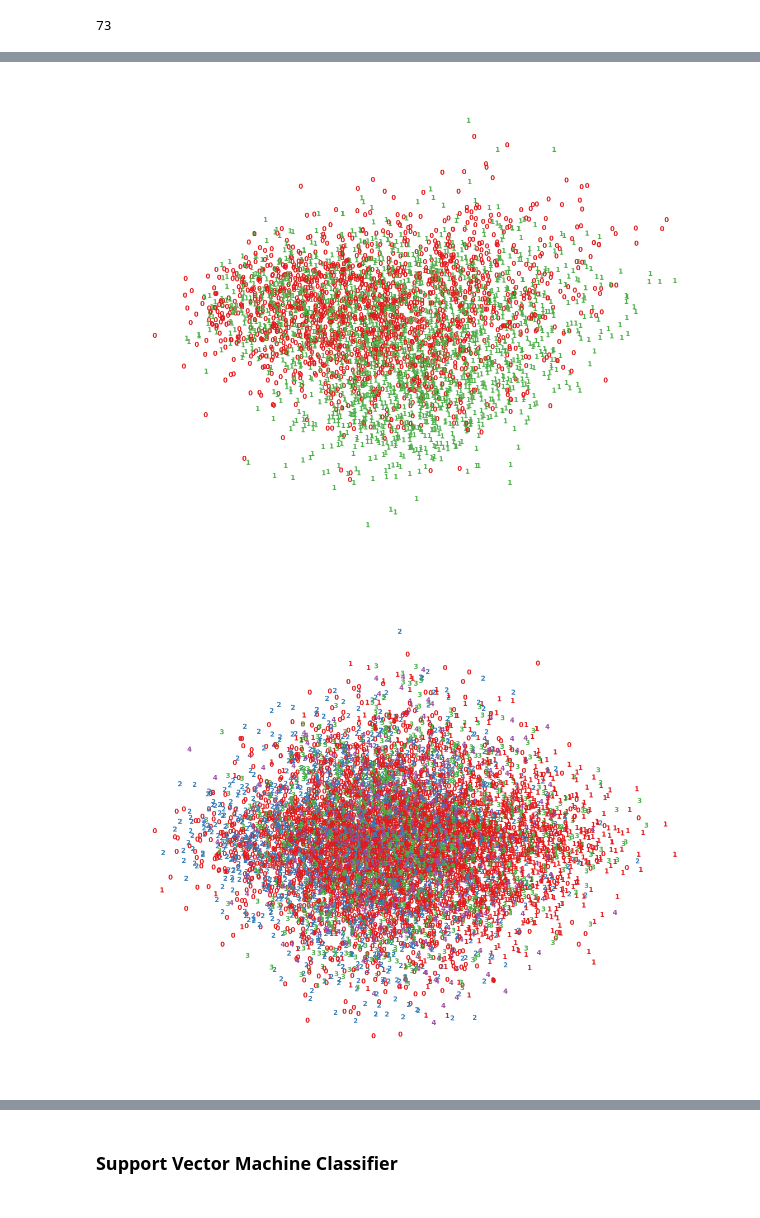
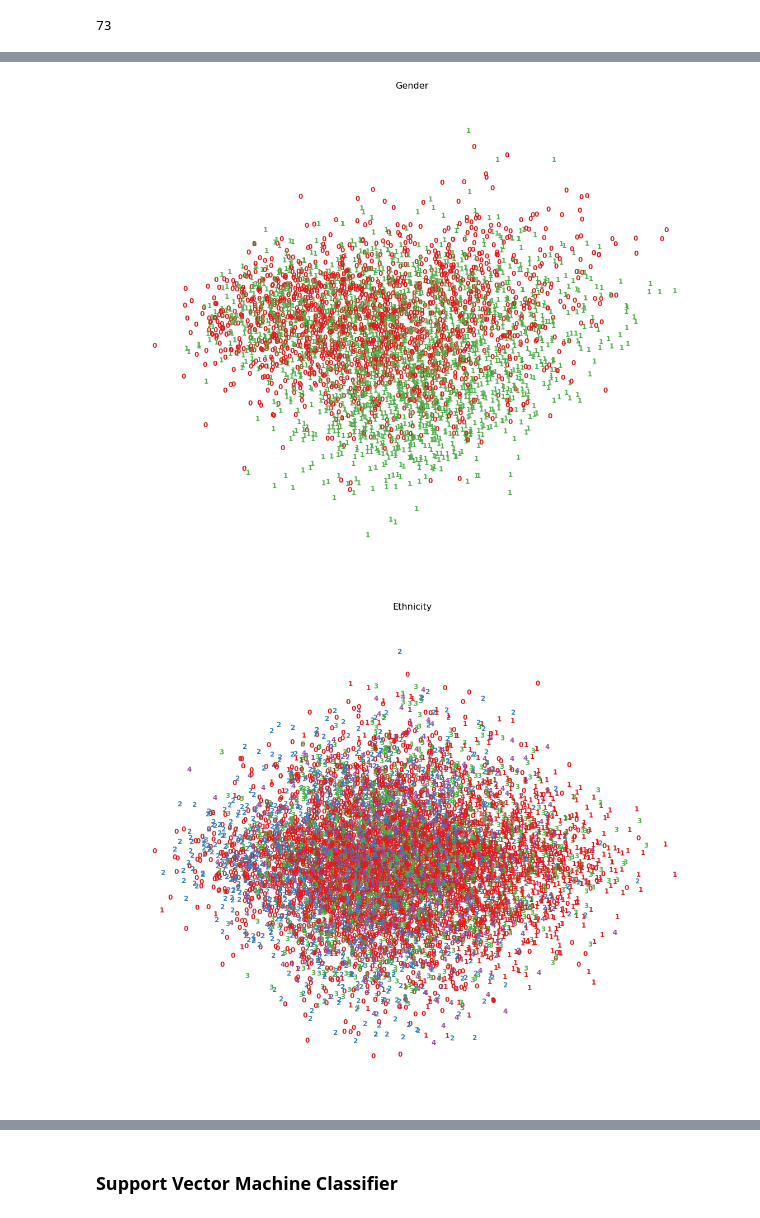
Before and after one commit to aydin-hasanli/age_gender_prediction, a Jupyter notebook: EDA.ipynb, the cells around one changed output, grey strips where cells are left out. Saved outputs shown, nothing was run; the diff lists cells and outputs as text; code cells hidden in the pictures.

```diff
--- a/EDA.ipynb
+++ b/EDA.ipynb
@@ -267,17 +268,19 @@ pca = decomposition.PCA(n_components=n)
 X_pca = pca.fit_transform(X_centered[0:4000])
 
 fig, ax = plt.subplots(figsize=(20, 16))
-plot_embedding(ax, X_pca, y_gender[0:4000])
+plot_embedding(ax, X_pca, y_gender[0:4000],'Gender')
+fig.savefig('images/Decompose_gender.png')
 # %% [output]
-[figure, old version]
+[figure, new version]
 # %%
 pca = decomposition.PCA(n_components=n)
 X_pca = pca.fit_transform(X_centered[1000:10000])
 
 fig, ax = plt.subplots(figsize=(20, 16))
-plot_embedding(ax, X_pca, y_ethnicity[1000:10000])
+plot_embedding(ax, X_pca, y_ethnicity[1000:10000],'Ethnicity')
+fig.savefig('images/Decompose_ethno.png')
 # %% [output]
-[figure, old version]
+[figure, new version]
 # %%
 pca = decomposition.PCA(n_components=n)
 X_pca = pca.fit_transform(X_centered[0:27000])
```
Also changed, not shown: parts of 4 cells of this notebook, 2 other files.
